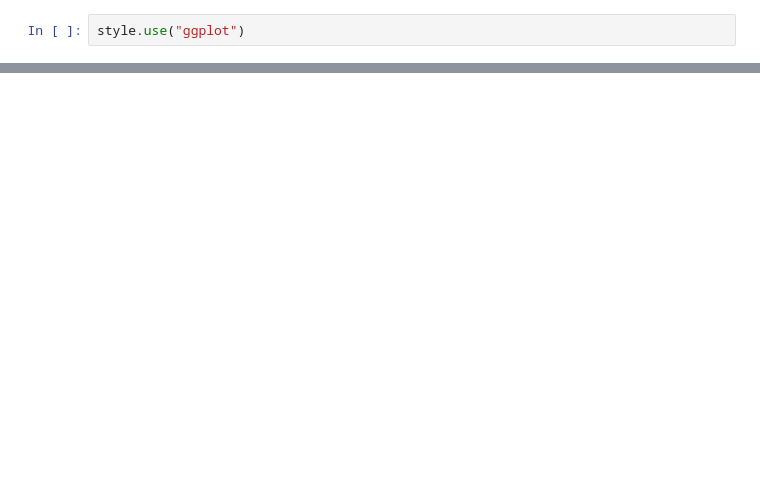
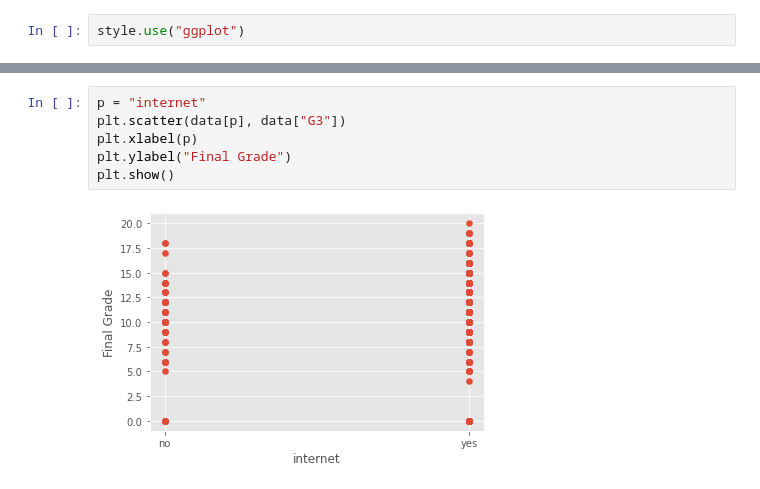
Before and after one commit to luvin13/final-project, a Jupyter notebook: StudentML.ipynb, the cells around one changed output, grey strips where cells are left out. Cells and saved outputs as stored; diff of their text form; blank space fills up the shorter version.

```diff
--- a/StudentML.ipynb
+++ b/StudentML.ipynb
@@ -75,0 +202,8 @@ style.use("ggplot")
+# %%
+p = "internet"
+plt.scatter(data[p], data["G3"])
+plt.xlabel(p)
+plt.ylabel("Final Grade")
+plt.show()
+# %% [output]
+[figure, added]
```
Also changed, not shown: parts of 18 cells of this notebook.
